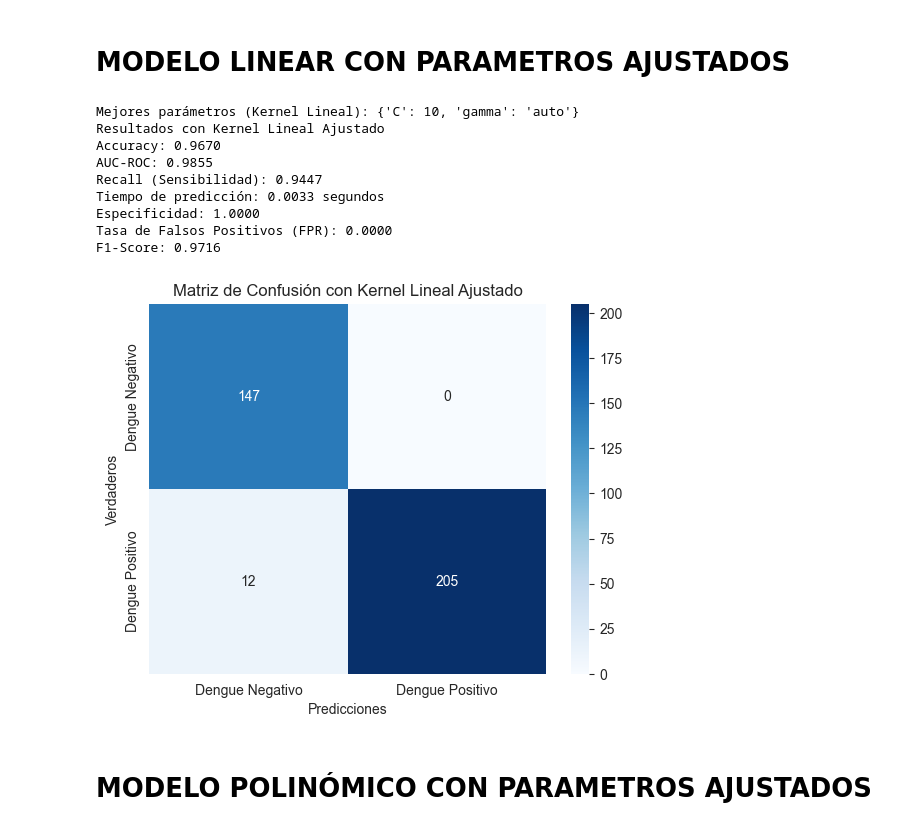
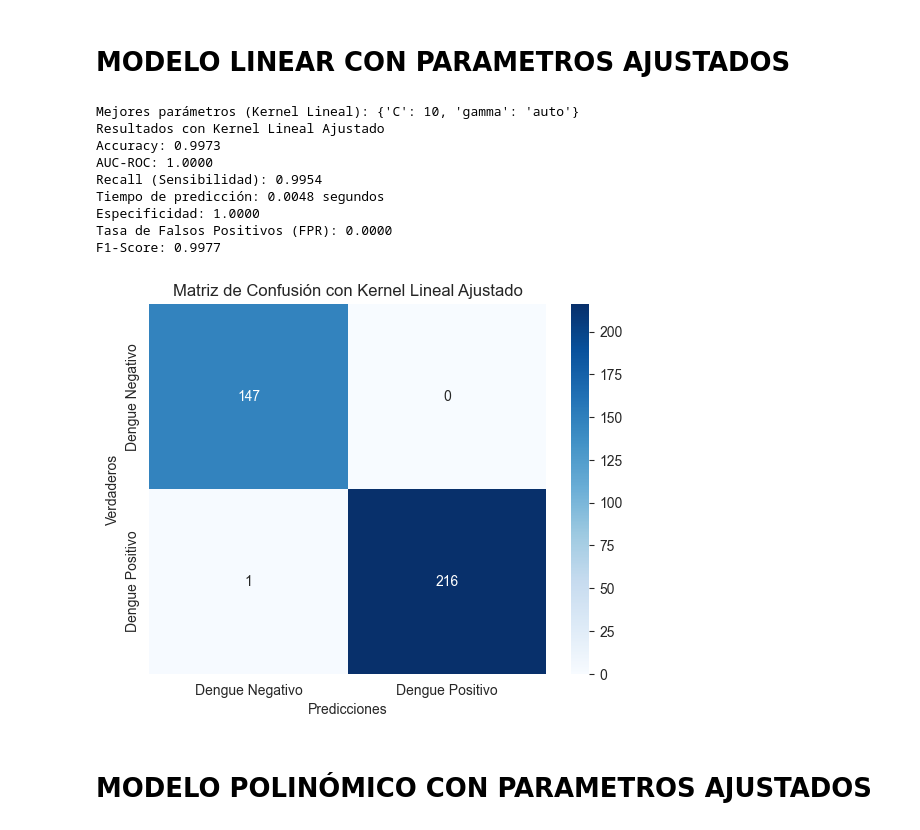
Before and after one commit to Dengue-Proyecto/Dengue_Backend, a Jupyter notebook: modeloML/modeloSVM.ipynb, the cells around one changed output. Drawn from its saved outputs; the diff is of its cells as text; code cells hidden in the pictures.

```diff
--- a/modeloML/modeloSVM.ipynb
+++ b/modeloML/modeloSVM.ipynb
@@ -683,11 +655,11 @@ scaler = StandardScaler()
 X_scaled = scaler.fit_transform(df[columnas_completas])  # Estandariza todas las características
 
 # Aplicar PCA después de la estandarización
-pca = PCA(n_components=2)  # Reducir a 2 componentes principales
+pca = PCA(n_components=9)  # Reducir a 2 componentes principales
 componentes_principales = pca.fit_transform(X_scaled)
 
 # Crear un DataFrame con los componentes principales
-df_pca = pd.DataFrame(data=componentes_principales, columns=[f'Componente {i+1}' for i in range(2)])
+df_pca = pd.DataFrame(data=componentes_principales, columns=[f'Componente {i+1}' for i in range(9)])
 
 # X contiene los componentes principales
 X = df_pca
@@ -724,8 +696,8 @@ accuracy_linear_adjusted = accuracy_score(y_test, y_pred_linear_adjusted)
 print(f"Accuracy: {accuracy_linear_adjusted:.4f}")
 
 # 2. AUC-ROC
-y_prob_adjusted = best_svm_linear.predict_proba(X_test)[:, 1]  # Probabilidades de la clase positiva
-fpr_adjusted, tpr_adjusted, thresholds_adjusted = roc_curve(y_test, y_prob_adjusted)
+y_prob_linear_adjusted = best_svm_linear.predict_proba(X_test)[:, 1]  # Probabilidades de la clase positiva
+fpr_adjusted, tpr_adjusted, thresholds_adjusted = roc_curve(y_test, y_prob_linear_adjusted)
 roc_auc_linear_adjusted = auc(fpr_adjusted, tpr_adjusted)
 print(f"AUC-ROC: {roc_auc_linear_adjusted:.4f}")
 
@@ -741,39 +713,39 @@ prediction_time_linear_adjusted = end_time - start_time
 print(f"Tiempo de predicción: {prediction_time_linear_adjusted:.4f} segundos")
 
 # 5. Especificidad (Specificity)
 cm_adjusted = confusion_matrix(y_test, y_pred_linear_adjusted)
 tn_adjusted, fp_adjusted, fn_adjusted, tp_adjusted = cm_adjusted.ravel()
 specificity_linear_adjusted = tn_adjusted / (tn_adjusted + fp_adjusted)
 print(f"Especificidad: {specificity_linear_adjusted:.4f}")
 
 # 6. Tasa de Falsos Positivos (FPR)
 fpr_linear_adjusted = fp_adjusted / (tn_adjusted + fp_adjusted)
 print(f"Tasa de Falsos Positivos (FPR): {fpr_linear_adjusted:.4f}")
 
 # 7. F1-Score
 f1_linear_adjusted = f1_score(y_test, y_pred_linear_adjusted)
 print(f"F1-Score: {f1_linear_adjusted:.4f}")
 
 # Crear la matriz de confusión
 cm_adjusted = confusion_matrix(y_test, y_pred_linear_adjusted)
 
 # Graficar la matriz de confusión ajustada
 sns.heatmap(cm_adjusted, annot=True, fmt='d', cmap='Blues', xticklabels=['Dengue Negativo', 'Dengue Positivo'], yticklabels=['Dengue Negativo', 'Dengue Positivo'])
 plt.xlabel('Predicciones')
 plt.ylabel('Verdaderos')
 plt.title('Matriz de Confusión con Kernel Lineal Ajustado')
 plt.show()
 # %% [output]
 Mejores parámetros (Kernel Lineal): {'C': 10, 'gamma': 'auto'}
 Resultados con Kernel Lineal Ajustado
-Accuracy: 0.9670
-AUC-ROC: 0.9855
-Recall (Sensibilidad): 0.9447
-Tiempo de predicción: 0.0033 segundos
+Accuracy: 0.9973
+AUC-ROC: 1.0000
+Recall (Sensibilidad): 0.9954
+Tiempo de predicción: 0.0048 segundos
 Especificidad: 1.0000
 Tasa de Falsos Positivos (FPR): 0.0000
-F1-Score: 0.9716
+F1-Score: 0.9977
-[figure, old version]
+[figure, new version]
 # %% [markdown]
 # MODELO POLINÓMICO CON PARAMETROS AJUSTADOS
 # %%
```
Also changed, not shown: parts of 17 cells of this notebook, 16 other files.
